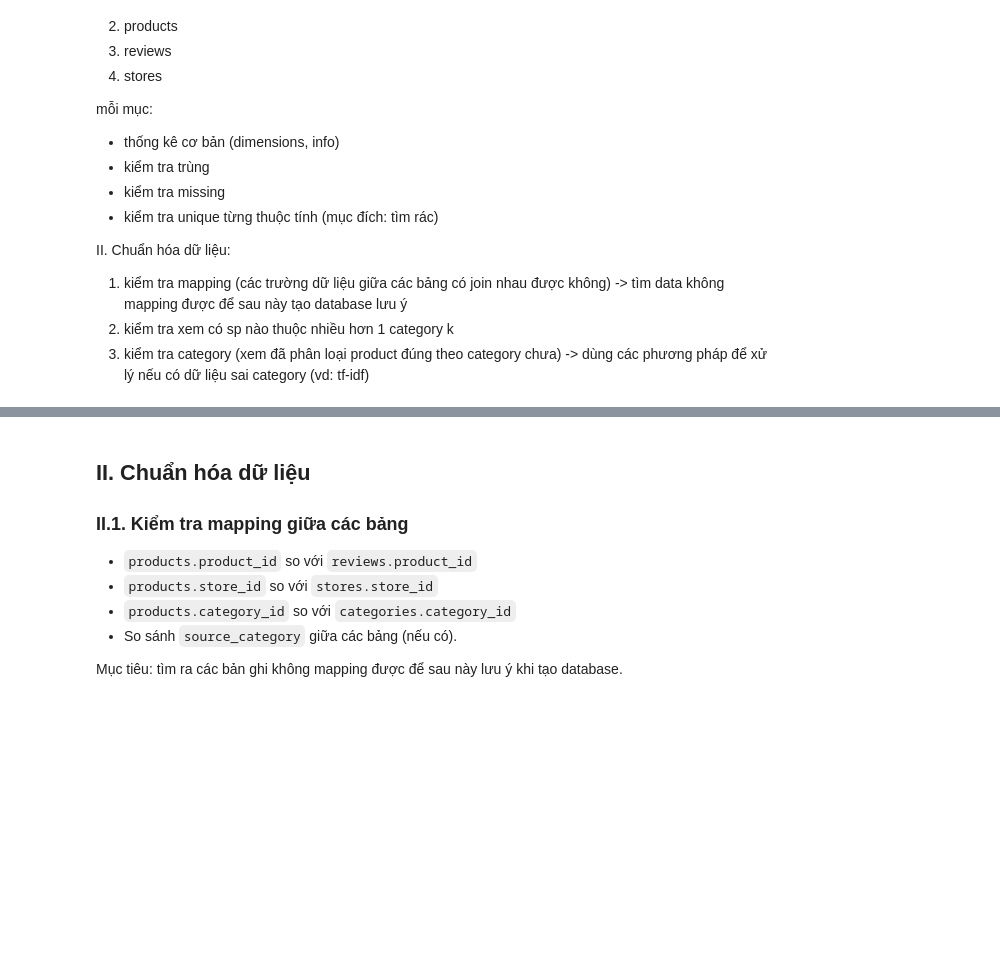
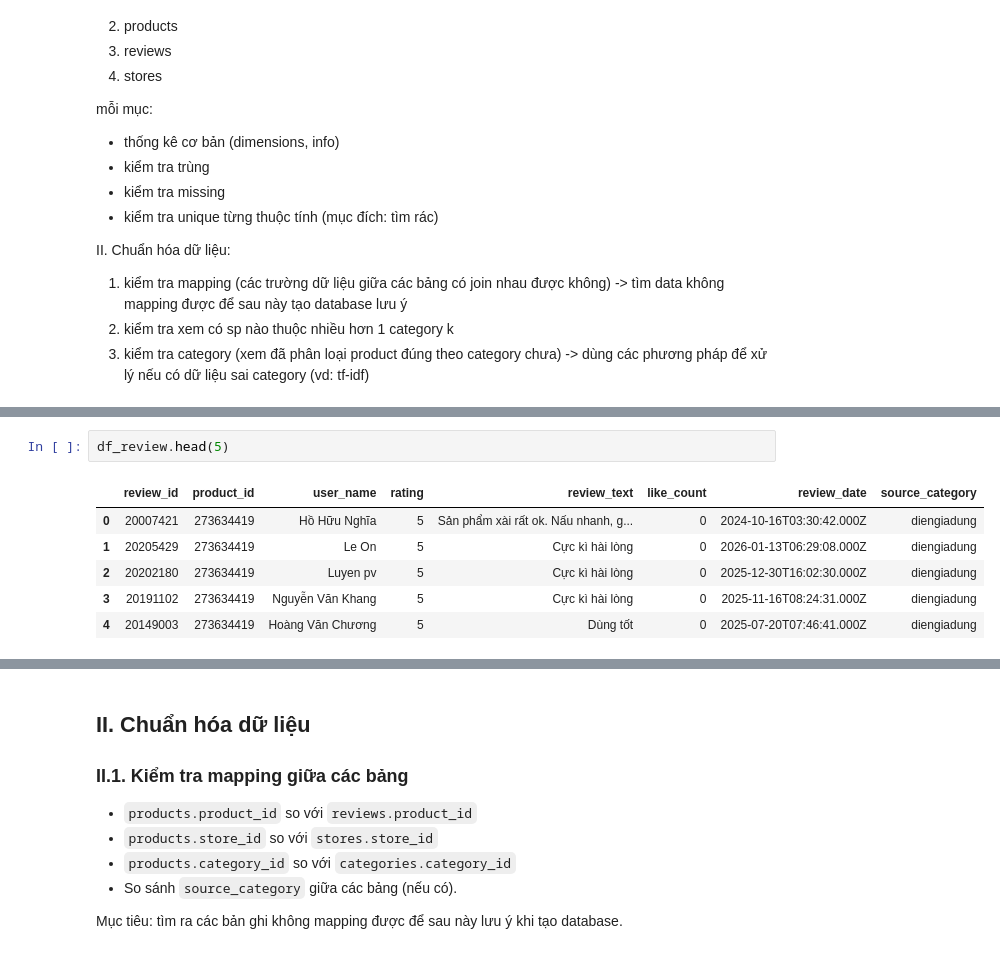
Before and after one commit to phuongth05/DV_LAB01, a Jupyter notebook: notebooks/01_preprocessing.ipynb, the cells around one changed output, grey strips where cells are left out. Cells and saved outputs as stored; diff of their text form; blank space fills up the shorter version.

```diff
--- a/notebooks/01_preprocessing.ipynb
+++ b/notebooks/01_preprocessing.ipynb
@@ -189,0 +80,9 @@ def analyze_table(name: str, df: pd.DataFrame, max_unique_print: int = 20):
+# %%
+df_review.head(5)
+# %% [output]
+|  | review_id | product_id | user_name | rating | review_text | like_count | review_date | source_category |
+| 0 | 20007421 | 273634419 | Hồ Hữu Nghĩa | 5 | Sản phẩm xài rất ok. Nấu nhanh, g... | 0 | 2024-10-16T03:30:42.000Z | diengiadung |
+| 1 | 20205429 | 273634419 | Le On | 5 | Cực kì hài lòng | 0 | 2026-01-13T06:29:08.000Z | diengiadung |
+| 2 | 20202180 | 273634419 | Luyen pv | 5 | Cực kì hài lòng | 0 | 2025-12-30T16:02:30.000Z | diengiadung |
+| 3 | 20191102 | 273634419 | Nguyễn Văn Khang | 5 | Cực kì hài lòng | 0 | 2025-11-16T08:24:31.000Z | diengiadung |
+| 4 | 20149003 | 273634419 | Hoàng Văn Chương | 5 | Dùng tốt | 0 | 2025-07-20T07:46:41.000Z | diengiadung |
```
Also changed, not shown: parts of 22 cells of this notebook, 1 other file.
